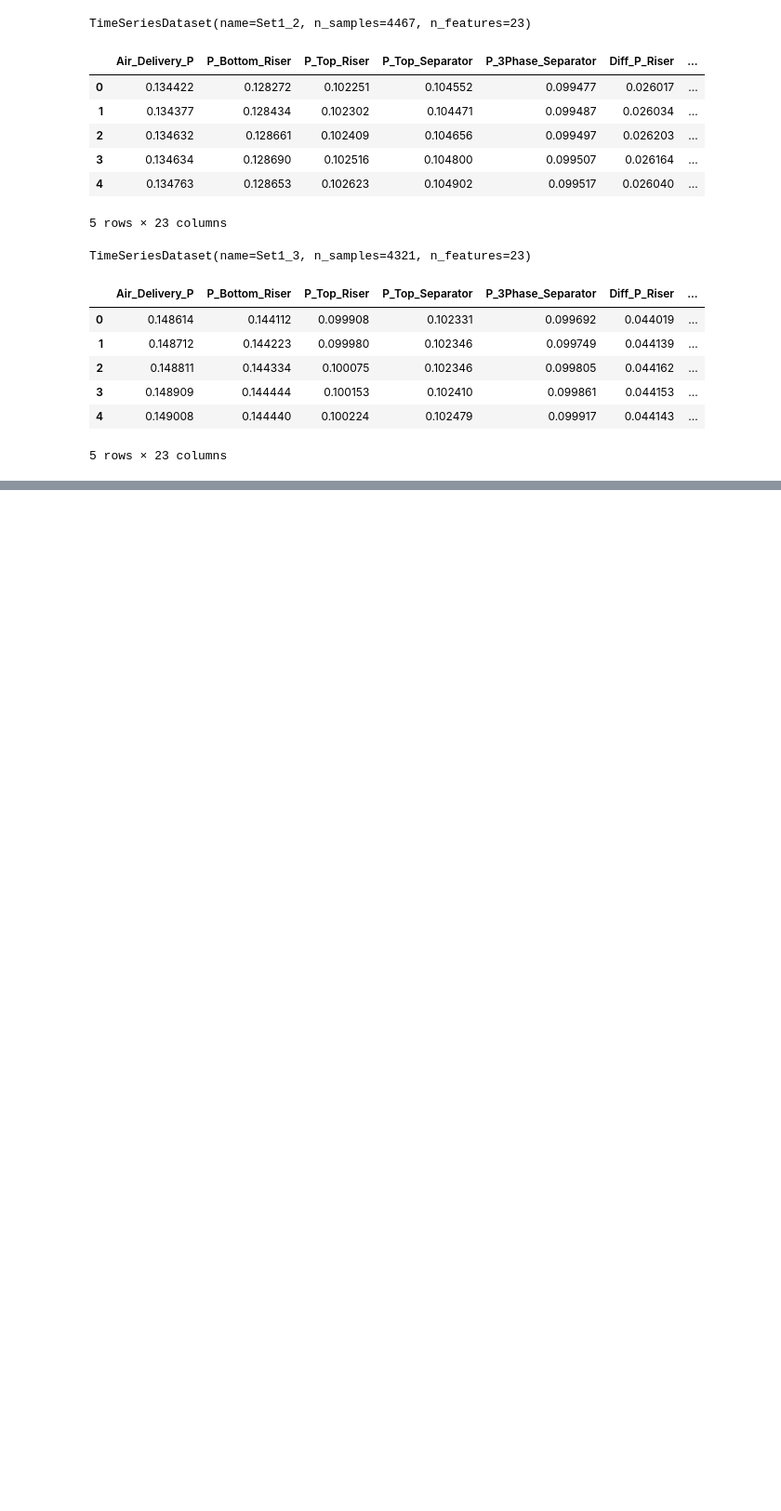
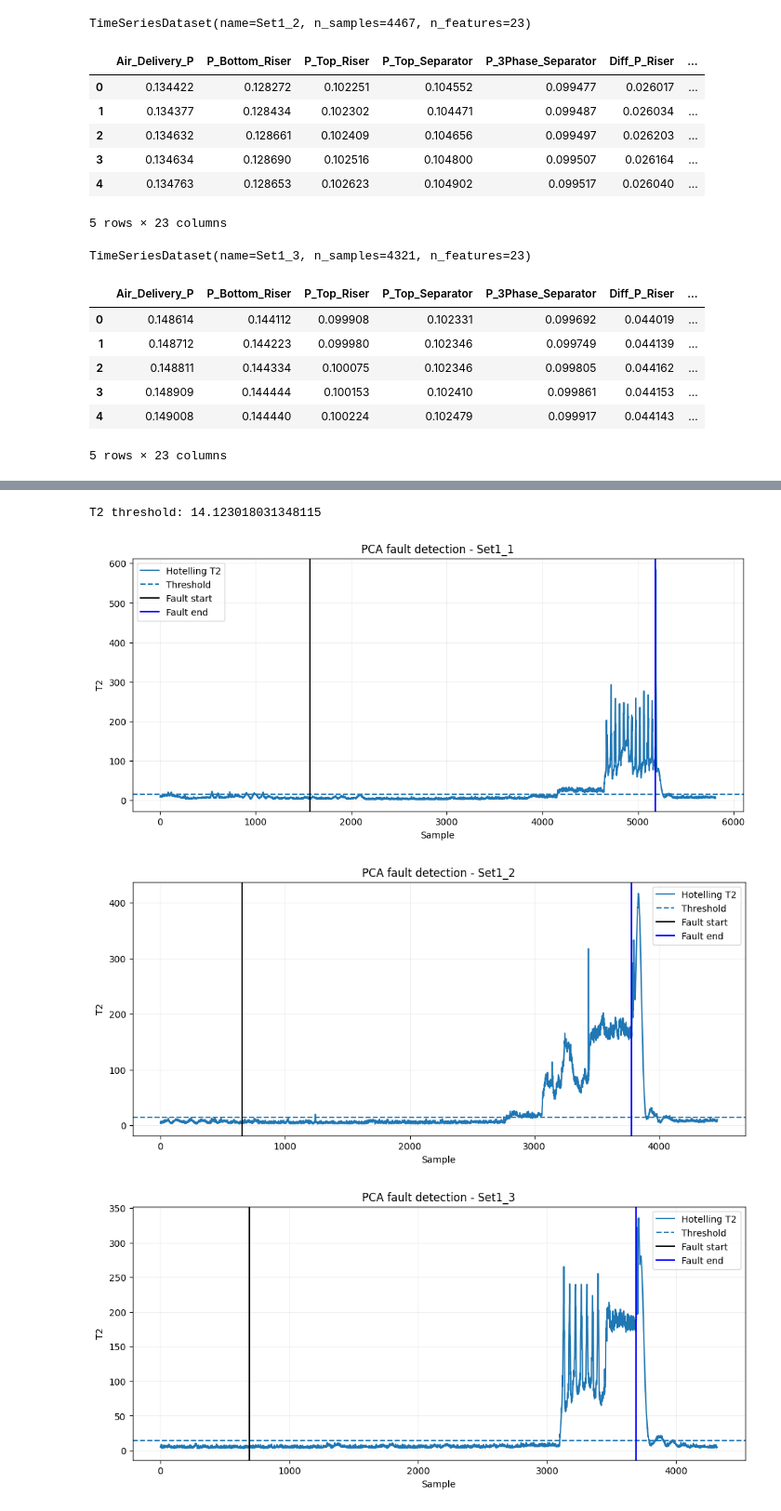
Before and after one commit to PeterAndersen-sdu/Fault-detection-project, a Jupyter notebook: fdd/PCA_Hotelling_T2.ipynb, the cells around one changed output, grey strips where cells are left out. Shown at 93% size. Cells and saved outputs as stored; diff of their text form; code cells hidden in the pictures; blank space fills up the shorter version.

```diff
--- a/fdd/PCA_Hotelling_T2.ipynb
+++ b/fdd/PCA_Hotelling_T2.ipynb
@@ -127,0 +239,18 @@ TimeSeriesDataset(name=Set1_3, n_samples=4321, n_features=23)
+# %%
+from scipy.stats import f
+
+n_components = 7
+
+P = eigenvectors[:, :n_components]
+lambda_inv = np.diag(1.0 / eigenvalues[:n_components])
+
+n = X_train.shape[0]
+a = n_components
+alpha = 0.05
+
+F_limit = f.ppf(1 - alpha, a, n - a)
+T2_limit = (a * (n - 1) * (n + 1)) / (n * (n - a)) * F_limit
+
+print("T2 threshold:", T2_limit)
+# %% [output]
+T2 threshold: 14.123018031348115
@@ -128 +268,31 @@ TimeSeriesDataset(name=Set1_3, n_samples=4321, n_features=23)
+# %%
+pca_results = {}
+
+for name, dataset in datasets.items():
+    fault_start = fault_info[name]["start"]
+    fault_end = fault_info[name]["end"]
+
+    T2, alarm, scores = pca_detect(dataset)
+
+    pca_results[name] = {
+        "T2": T2,
+        "alarm": alarm,
+        "scores": scores,
+    }
+
+    plt.figure(figsize=(12, 5))
+    plt.plot(T2, label="Hotelling T2")
+    plt.axhline(T2_limit, linestyle="--", label="Threshold")
+    plt.axvline(fault_start, color="black", linestyle="-", label="Fault start")
+    plt.axvline(fault_end, color="blue", linestyle="-", label="Fault end")
+    plt.title(f"PCA fault detection - {name}")
+    plt.xlabel("Sample")
+    plt.ylabel("T2")
+    plt.grid(True, alpha=0.2)
+    plt.legend()
+    plt.show()
+# %% [output]
+[figure, added]
+[figure, added]
+[figure, added]
 # %%
```
Also changed, not shown: parts of 19 cells of this notebook, 3 other files.
